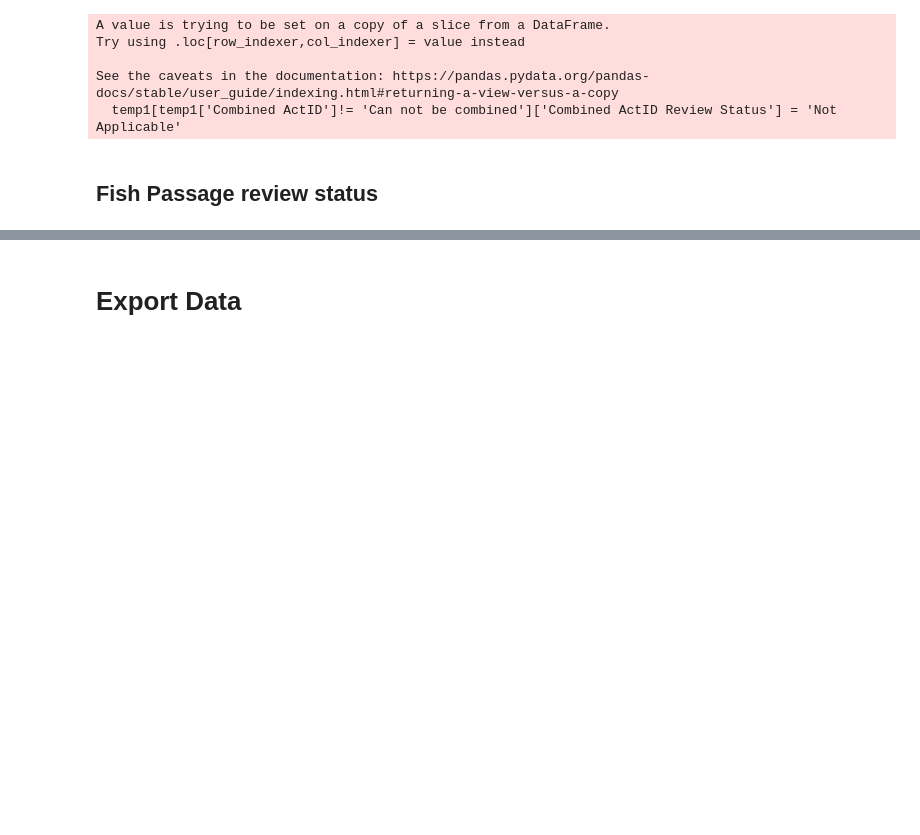
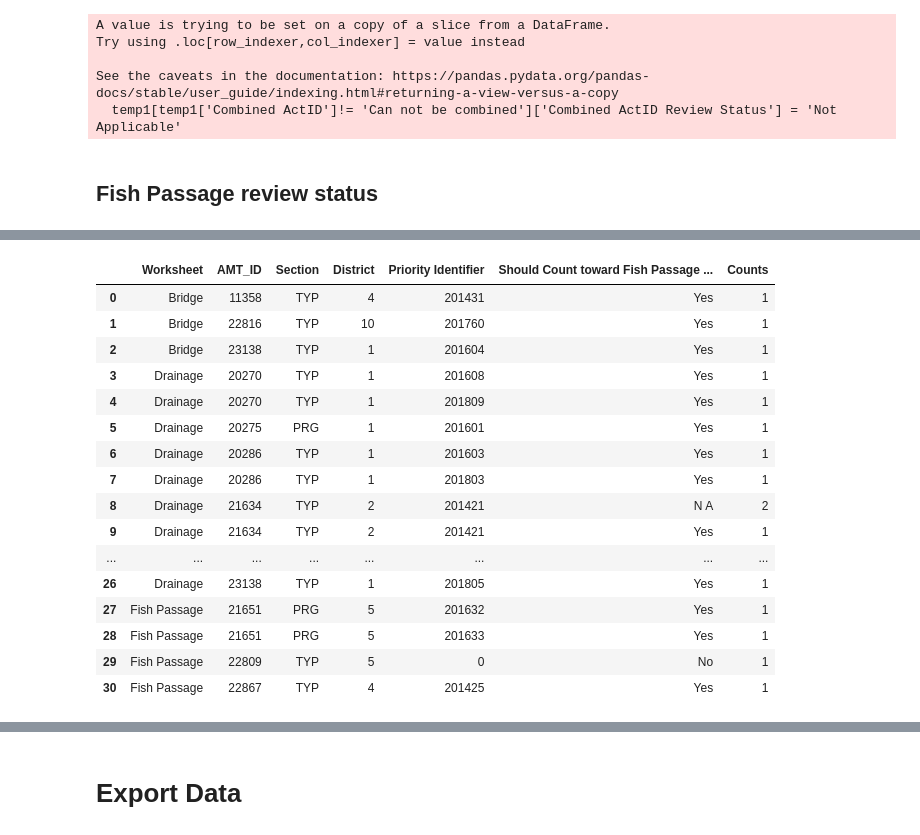
Before and after one commit to zhuzhy1214/amtool_etl, a Jupyter notebook: SHOPP_Manager_Review_Summary.ipynb, the cells around one changed output, grey strips where cells are left out. Saved outputs shown, nothing was run; the diff lists cells and outputs as text; code cells hidden in the pictures; blank space fills up the shorter version.

```diff
--- a/SHOPP_Manager_Review_Summary.ipynb
+++ b/SHOPP_Manager_Review_Summary.ipynb
@@ -735,3 +717,23 @@ temp['Should Count toward Fish Passage Priority List (Yes/No)'].fillna('Needs Re
 temp_group = temp.groupby(['Worksheet','AMT_ID', 'Section', 'District', 'Priority Identifier'])['Should Count toward Fish Passage Priority List (Yes/No)'].agg('value_counts').reset_index(name = 'Counts')
 
 df_fp_list = temp_group.pivot(index=['Worksheet','AMT_ID', 'Section', 'District', 'Priority Identifier',], columns='Should Count toward Fish Passage Priority List (Yes/No)', values='Counts').reset_index()
+# %%
+temp_group
+# %% [output]
+|  | Worksheet | AMT_ID | Section | District | Priority Identifier | Should Count toward Fish Passage ... | Counts |
+| 0 | Bridge | 11358 | TYP | 4 | 201431 | Yes | 1 |
+| 1 | Bridge | 22816 | TYP | 10 | 201760 | Yes | 1 |
+| 2 | Bridge | 23138 | TYP | 1 | 201604 | Yes | 1 |
+| 3 | Drainage | 20270 | TYP | 1 | 201608 | Yes | 1 |
+| 4 | Drainage | 20270 | TYP | 1 | 201809 | Yes | 1 |
+| 5 | Drainage | 20275 | PRG | 1 | 201601 | Yes | 1 |
+| 6 | Drainage | 20286 | TYP | 1 | 201603 | Yes | 1 |
+| 7 | Drainage | 20286 | TYP | 1 | 201803 | Yes | 1 |
+| 8 | Drainage | 21634 | TYP | 2 | 201421 | N A | 2 |
+| 9 | Drainage | 21634 | TYP | 2 | 201421 | Yes | 1 |
+| ... | ... | ... | ... | ... | ... | ... | ... |
+| 26 | Drainage | 23138 | TYP | 1 | 201805 | Yes | 1 |
+| 27 | Fish Passage | 21651 | PRG | 5 | 201632 | Yes | 1 |
+| 28 | Fish Passage | 21651 | PRG | 5 | 201633 | Yes | 1 |
+| 29 | Fish Passage | 22809 | TYP | 5 | 0 | No | 1 |
+| 30 | Fish Passage | 22867 | TYP | 4 | 201425 | Yes | 1 |
```
Also changed, not shown: parts of 27 cells of this notebook, 6 other files.
